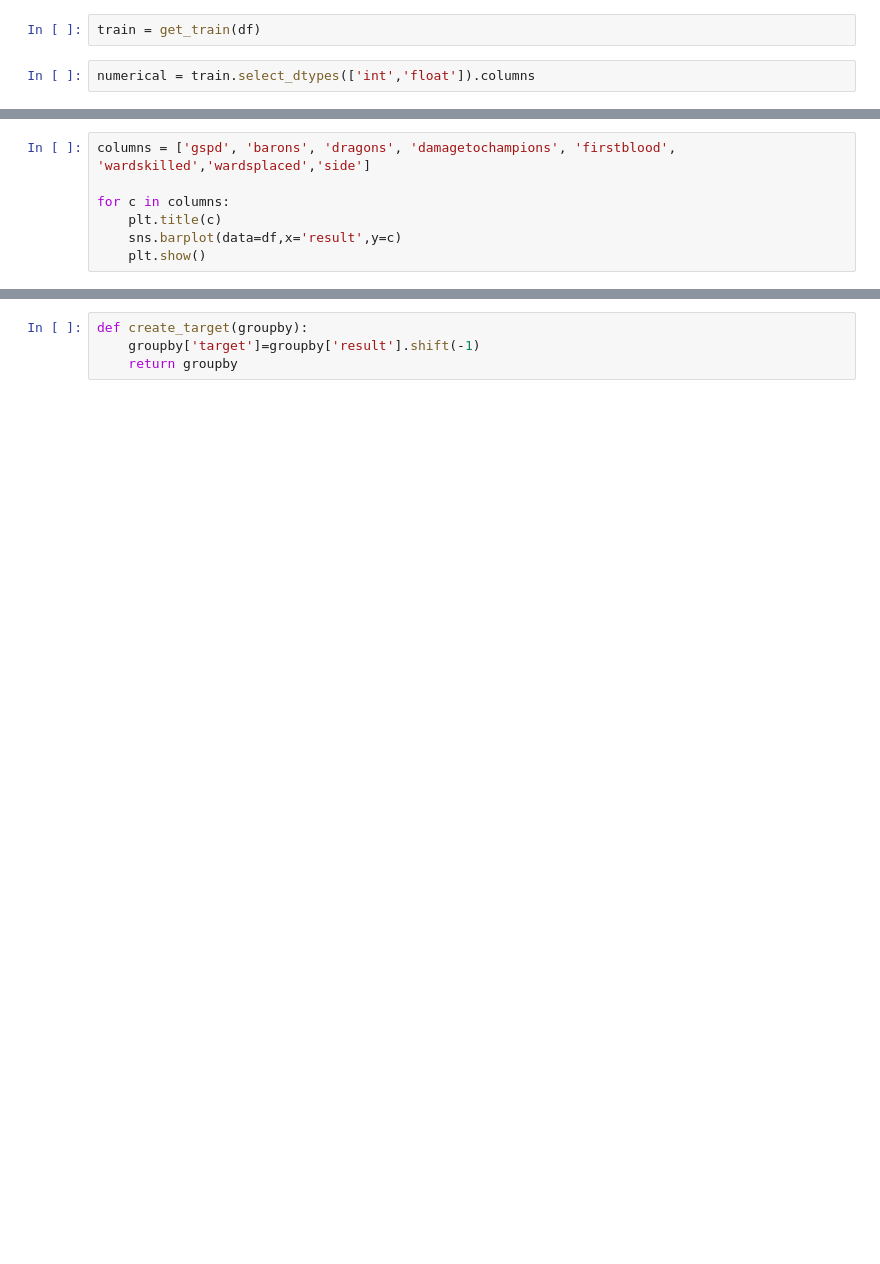
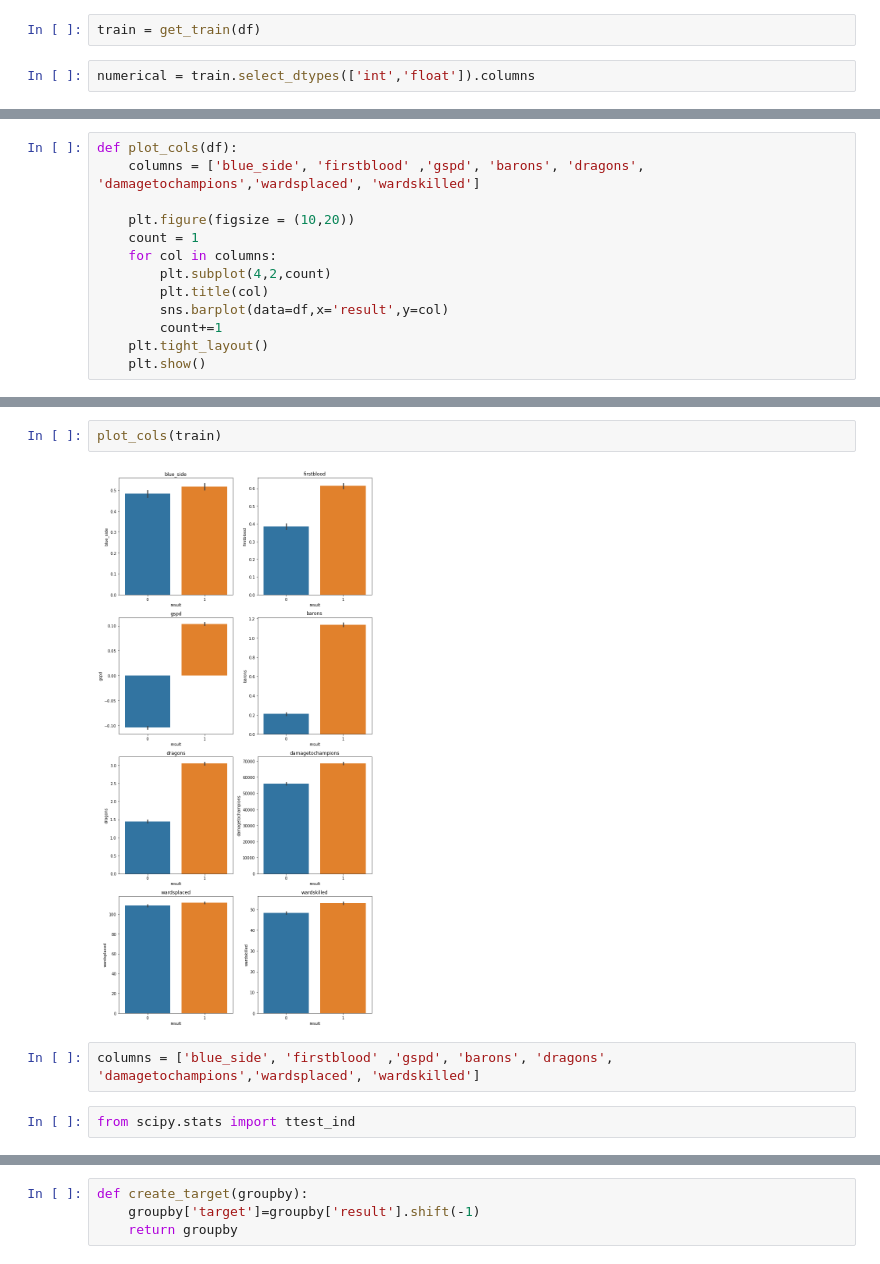
Before and after one commit to richie-p-meyer/league, a Jupyter notebook: scratch.ipynb, the cells around one changed output, grey strips where cells are left out. Drawn from its saved outputs; the diff is of its cells as text; blank space fills up the shorter version.

```diff
--- a/scratch.ipynb
+++ b/scratch.ipynb
@@ -124,9 +120,15 @@ towers                  8.927737e-01
 result                  1.000000e+00
 Name: result, dtype: float64
 # %%
-columns = ['gspd', 'barons', 'dragons', 'damagetochampions', 'firstblood', 'wardskilled','wardsplaced','side']
+def plot_cols(df):
+    columns = ['blue_side', 'firstblood' ,'gspd', 'barons', 'dragons', 'damagetochampions','wardsplaced', 'wardskilled']
 
-for c in columns:
-    plt.title(c)
-    sns.barplot(data=df,x='result',y=c)
+    plt.figure(figsize = (10,20))
+    count = 1
+    for col in columns:
+        plt.subplot(4,2,count)
+        plt.title(col)
+        sns.barplot(data=df,x='result',y=col)
+        count+=1
+    plt.tight_layout()
     plt.show()
@@ -142,0 +135,8 @@ ValueError: Could not interpret input 'side'
+# %%
+plot_cols(train)
+# %% [output]
+[figure, added]
+# %%
+columns = ['blue_side', 'firstblood' ,'gspd', 'barons', 'dragons', 'damagetochampions','wardsplaced', 'wardskilled']
+# %%
+from scipy.stats import ttest_ind
```
Also changed, not shown: parts of 32 cells of this notebook, 6 other files.
